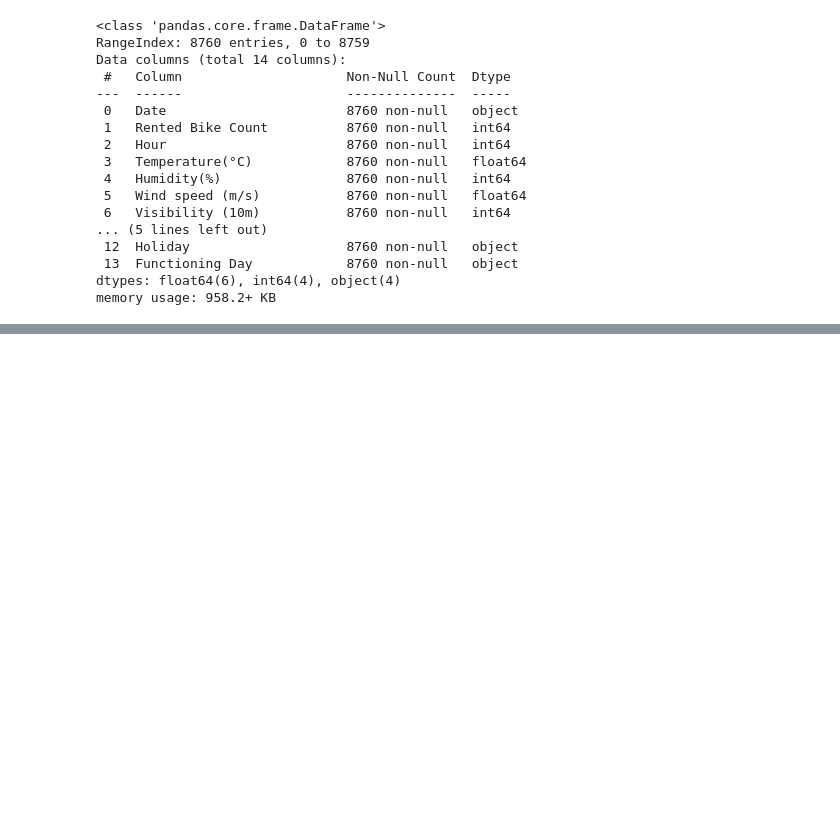
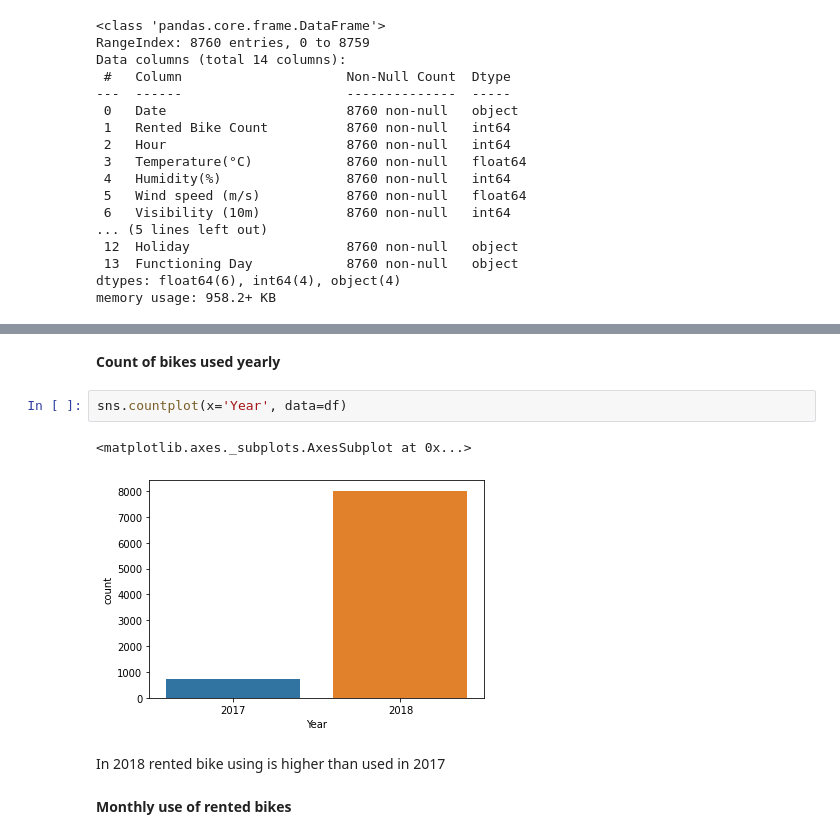
Before and after one commit to ankii7546/Bike-Sharing-Demand-Prediction, a Jupyter notebook: Bike_Sharing_Demand_Prediction.ipynb, the cells around one changed output, grey strips where cells are left out. Saved outputs shown, nothing was run; the diff lists cells and outputs as text; blank space fills up the shorter version.

```diff
--- a/Bike_Sharing_Demand_Prediction.ipynb
+++ b/Bike_Sharing_Demand_Prediction.ipynb
@@ -336,0 +292,11 @@ R2 score is  : 0.7308898285972246
+# %% [markdown]
+**Count of bikes used yearly**
+# %%
+sns.countplot(x='Year', data=df)
+# %% [output]
+<matplotlib.axes._subplots.AxesSubplot at 0x...>
+[figure, added]
+# %% [markdown]
+In 2018 rented bike using is higher than used in 2017
+# %% [markdown]
+**Monthly use of rented bikes**
```
Also changed, not shown: parts of 163 cells of this notebook.
